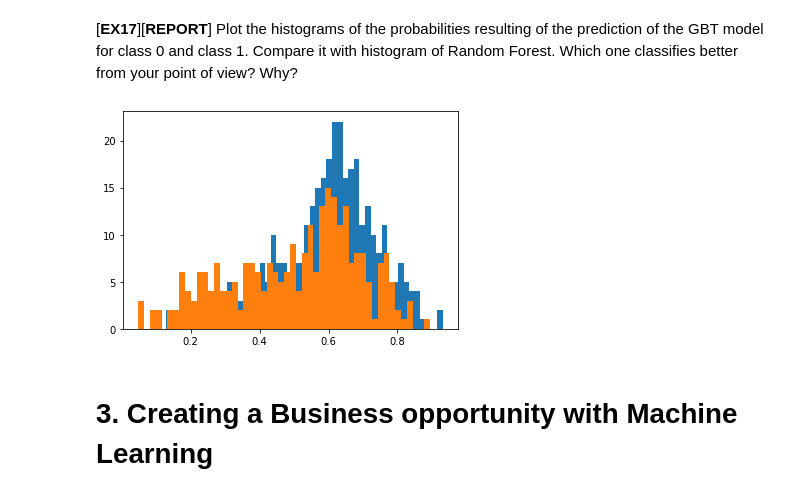
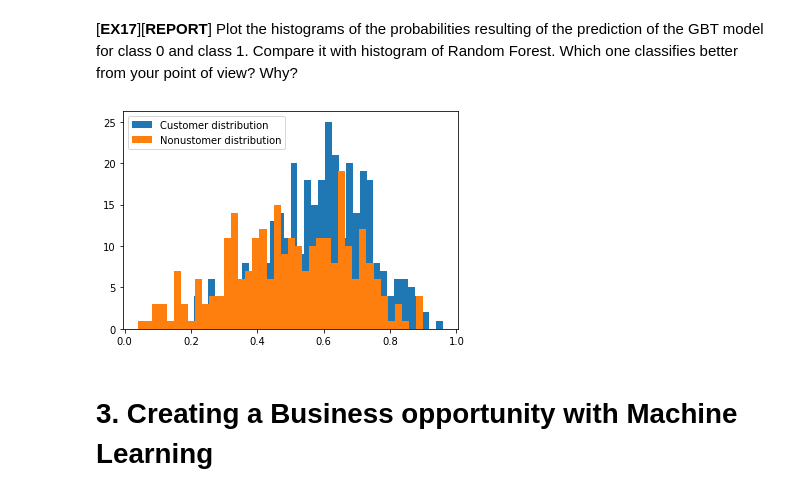
Before and after one commit to alex1162/Machine-Learning, a Jupyter notebook: PJ2/P02.ipynb, the cells around one changed output. Saved outputs shown, nothing was run; the diff lists cells and outputs as text; code cells hidden in the pictures.

```diff
--- a/PJ2/P02.ipynb
+++ b/PJ2/P02.ipynb
@@ -862,16 +880,17 @@ The confusion matrix of the Decision Tree model:
 # %%
 probabilities_of_prediction = GBT.predict_proba(X_test)  # Getting the probabilities
 probabilities_of_prediction = np.append(probabilities_of_prediction[:, 1].reshape(-1,1), np.asarray(y_test).reshape(-1,1), axis = 1) # Appending the target variable so that we can separate both classes
 
 # Separating both classes
 probabilities_of_prediction_customers = probabilities_of_prediction[probabilities_of_prediction[:, 1] == 1]
 probabilities_of_prediction_noncustomers = probabilities_of_prediction[probabilities_of_prediction[:, 1] == 0]
 
-plt.hist(probabilities_of_prediction_customers[:, 0], bins = 50)
-#plt.hist(probabilities_of_prediction_noncustomers[:, 0], bins = 50)
+plt.hist(probabilities_of_prediction_customers[:, 0], bins = 40)
+plt.hist(probabilities_of_prediction_noncustomers[:, 0], bins = 40)
+plt.legend(['Customer distribution', 'Nonustomer distribution'])
 plt.show()
 # %% [output]
-[figure, old version]
+[figure, new version]
 # %% [markdown]
 # 3. Creating a Business opportunity with Machine Learning
 # %% [markdown]
```
Also changed, not shown: parts of 14 cells of this notebook.
